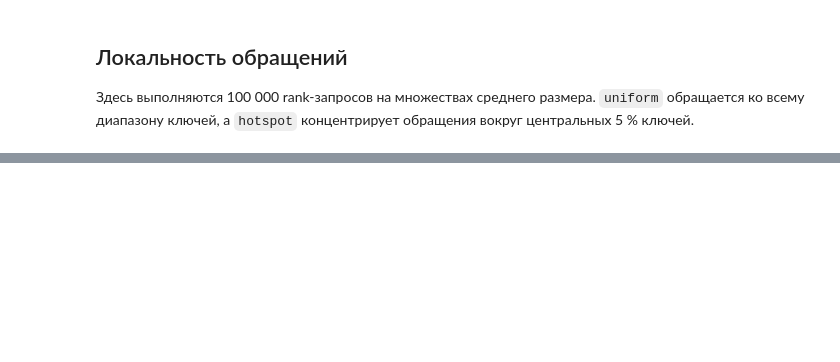
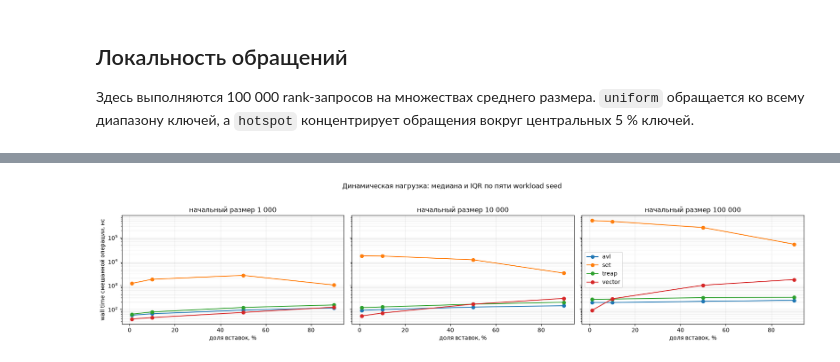
Before and after one commit to the-lenoz/RangeQueryResearch, a Jupyter notebook: notebooks/benchmark_results.ipynb, the cells around one changed output, grey strips where cells are left out. Cells and saved outputs as stored; diff of their text form; code cells hidden in the pictures; blank space fills up the shorter version.

```diff
--- a/notebooks/benchmark_results.ipynb
+++ b/notebooks/benchmark_results.ipynb
@@ -149,0 +202,22 @@ fig.suptitle('Влияние локальности обращений: 100 000
+# %%
+sizes = sorted(dynamic_summary['initial_data_size'].unique())
+fig, axes = plt.subplots(1, len(sizes), figsize=(6 * len(sizes), 4), sharey=True)
+for axis, data_size in zip(axes, sizes):
+    group = dynamic_summary[dynamic_summary['initial_data_size'] == data_size]
+    for structure, series in group.groupby('structure'):
+        series = series.sort_values('insert_percent')
+        axis.plot(series['insert_percent'], series['wall_median_ns'], marker='o', label=structure)
+        axis.fill_between(
+            series['insert_percent'], series['wall_q1_ns'], series['wall_q3_ns'], alpha=.15
+        )
+    axis.set_title(f'начальный размер {data_size:,}'.replace(',', ' '))
+    axis.set_xlabel('доля вставок, %')
+    axis.set_yscale('log')
+    axis.grid(True, which='both', alpha=.25)
+axes[0].set_ylabel('wall time смешанной операции, нс')
+axes[-1].legend()
+fig.suptitle('Динамическая нагрузка: медиана и IQR по пяти workload seed', y=1.03)
+fig.tight_layout()
+plt.show()
+# %% [output]
+[figure, added]
```
Also changed, not shown: parts of 11 cells of this notebook, 6 other files.
